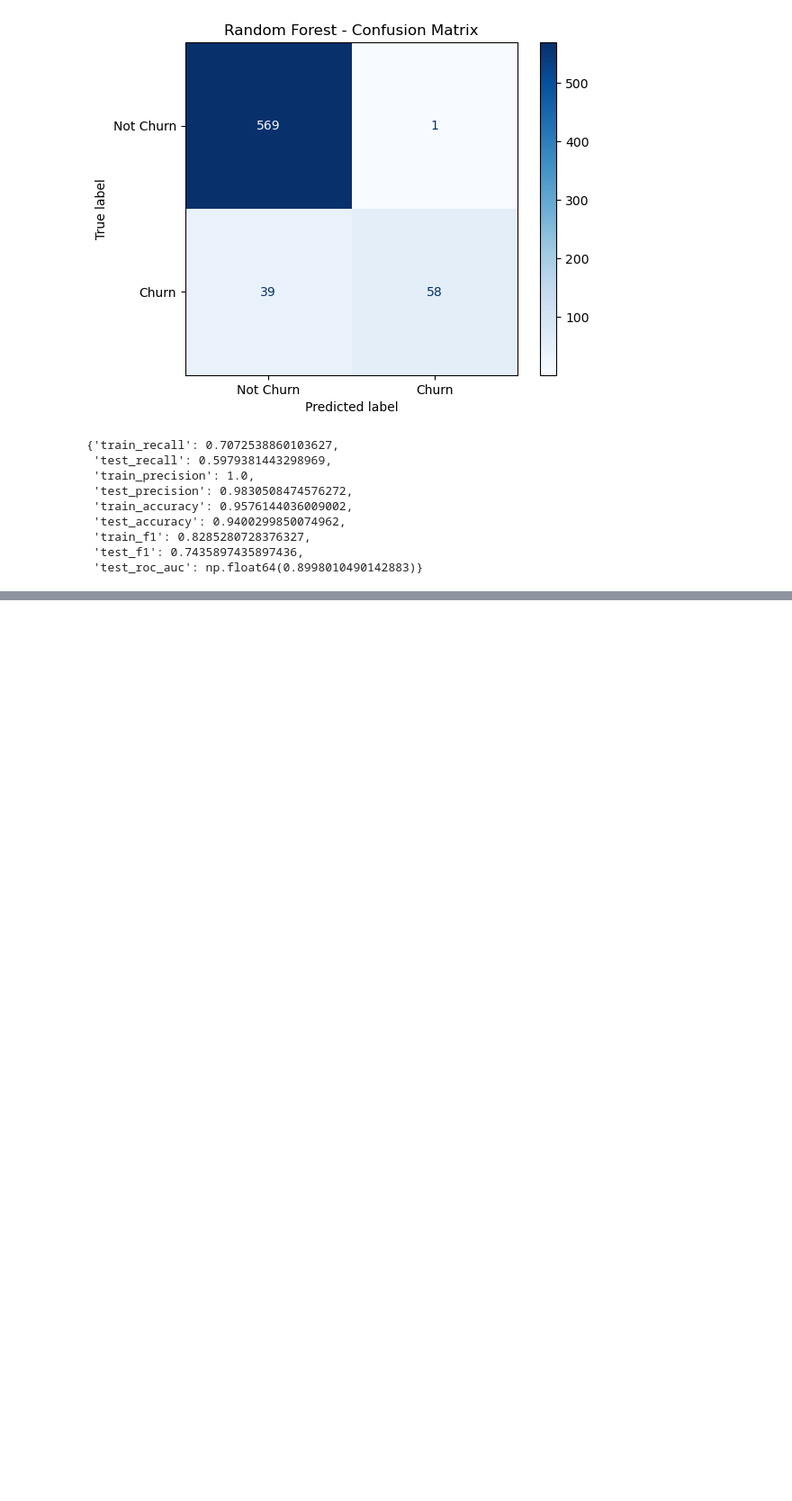
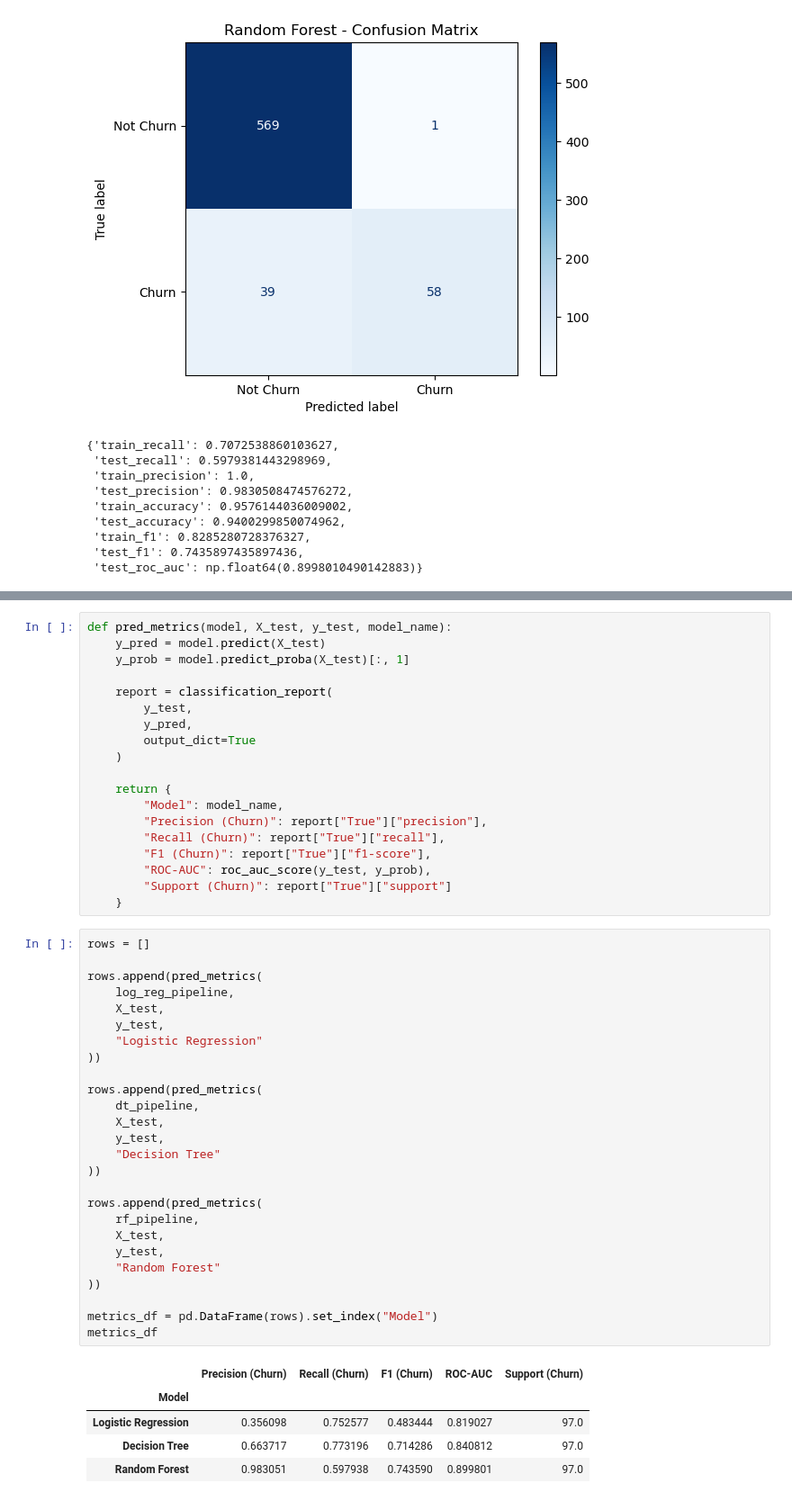
Before and after one commit to muimidean/SyriaTel_Customer_Churn, a Jupyter notebook: SyriaTel_Customer_Churn.ipynb, the cells around one changed output, grey strips where cells are left out. Shown at 90% size. Saved outputs shown, nothing was run; the diff lists cells and outputs as text; blank space fills up the shorter version.

```diff
--- a/SyriaTel_Customer_Churn.ipynb
+++ b/SyriaTel_Customer_Churn.ipynb
@@ -500,0 +531,51 @@ weighted avg       0.94      0.94      0.93       667
+# %%
+def pred_metrics(model, X_test, y_test, model_name):
+    y_pred = model.predict(X_test)
+    y_prob = model.predict_proba(X_test)[:, 1]
+
+    report = classification_report(
+        y_test,
+        y_pred,
+        output_dict=True
+    )
+
+    return {
+        "Model": model_name,
+        "Precision (Churn)": report["True"]["precision"],
+        "Recall (Churn)": report["True"]["recall"],
+        "F1 (Churn)": report["True"]["f1-score"],
+        "ROC-AUC": roc_auc_score(y_test, y_prob),
+        "Support (Churn)": report["True"]["support"]
+    }
+# %%
+rows = []
+
+rows.append(pred_metrics(
+    log_reg_pipeline,
+    X_test,
+    y_test,
+    "Logistic Regression"
+))
+
+rows.append(pred_metrics(
+    dt_pipeline,
+    X_test,
+    y_test,
+    "Decision Tree"
+))
+
+rows.append(pred_metrics(
+    rf_pipeline,
+    X_test,
+    y_test,
+    "Random Forest"
+))
+
+metrics_df = pd.DataFrame(rows).set_index("Model")
+metrics_df
+# %% [output]
+|  | Precision (Churn) | Recall (Churn) | F1 (Churn) | ROC-AUC | Support (Churn) |
+| Model |  |  |  |  |  |
+| Logistic Regression | 0.356098 | 0.752577 | 0.483444 | 0.819027 | 97.0 |
+| Decision Tree | 0.663717 | 0.773196 | 0.714286 | 0.840812 | 97.0 |
+| Random Forest | 0.983051 | 0.597938 | 0.743590 | 0.899801 | 97.0 |
```
Also changed, not shown: parts of 10 cells of this notebook.
